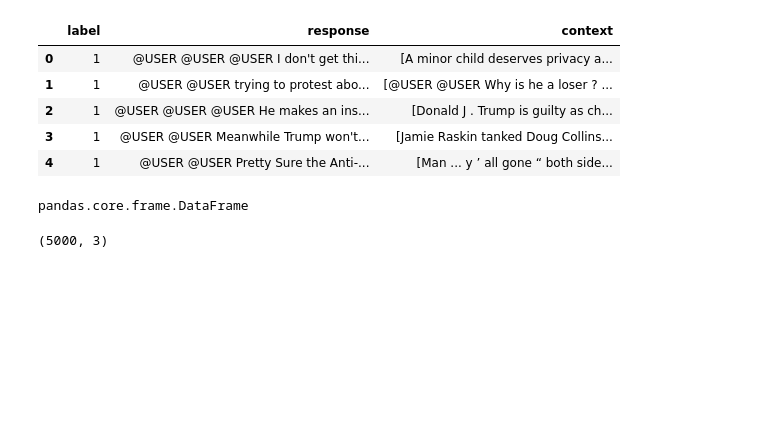
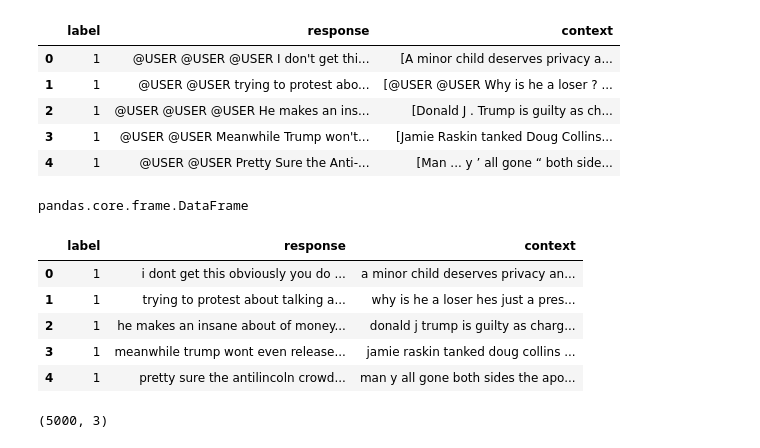
Before and after one commit to Suryansh1089/GroupProject, a Jupyter notebook: NLPproject.ipynb, the cells around one changed output. Cells and saved outputs as stored; diff of their text form; code cells hidden in the pictures; blank space fills up the shorter version.

```diff
--- a/NLPproject.ipynb
+++ b/NLPproject.ipynb
@@ -34,7 +34,7 @@ type('twitter_train.jsonl')
 # %% [output]
 str
 # %%
-twitter_train=pd.read_json('twitter_train.jsonl',lines='True')
+twitter_train=pd.read_json('twitter_train.jsonl',lines=True)
 # %%
 twitter_train.head()
 # %% [output]
@@ -61,6 +61,26 @@ twitter_train.head()
 type(twitter_train)
 # %% [output]
 pandas.core.frame.DataFrame
+# %%
+twitter_train['response']=twitter_train['response'].str.replace('@USER', "")
+twitter_train['response']=twitter_train['response'].str.replace('\d+', '')
+twitter_train['response']=twitter_train['response'].str.lower()
+twitter_train['response']=twitter_train['response'].str.replace('[^\w\s]','')
+
+twitter_train['context']=twitter_train['context'].apply(lambda x: ','.join(map(str, x)))
+twitter_train['context']=twitter_train['context'].str.replace('@USER', "")
+twitter_train['context']=twitter_train['context'].str.lower()
+twitter_train['context']=twitter_train['context'].str.replace('[^\w\s]','')
+twitter_train['context']=twitter_train['context'].str.replace('\d+', '')
+
+twitter_train.head()
+# %% [output]
+|  | label | response | context |
+| 0 | 1 | i dont get this obviously you do ... | a minor child deserves privacy an... |
+| 1 | 1 | trying to protest about talking a... | why is he a loser hes just a pres... |
+| 2 | 1 | he makes an insane about of money... | donald j trump is guilty as charg... |
+| 3 | 1 | meanwhile trump wont even release... | jamie raskin tanked doug collins ... |
+| 4 | 1 | pretty sure the antilincoln crowd... | man y all gone both sides the apo... |
 # %%
 twitter_train.shape
 # %% [output]
```
Also changed, not shown: parts of 24 cells of this notebook.
